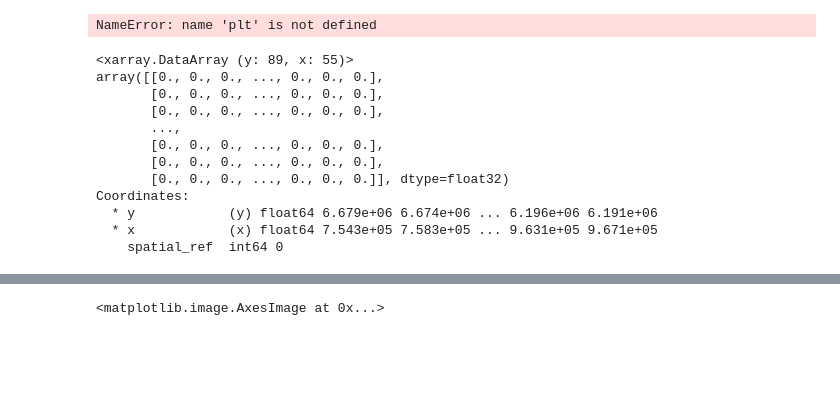
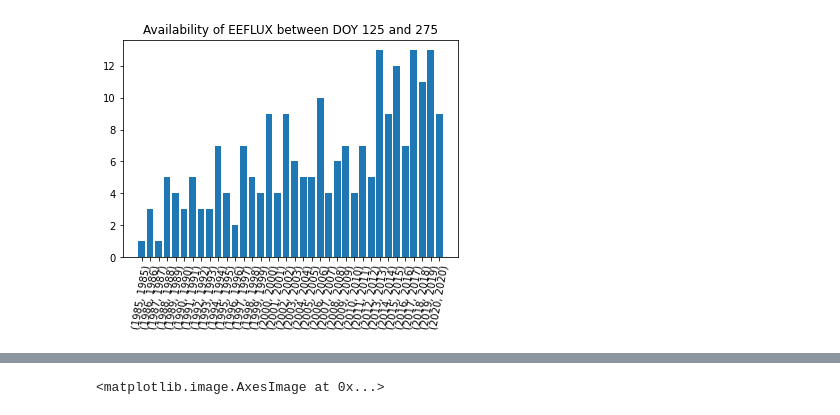
Before and after one commit to ecohydro/rhone-ecostress, a Jupyter notebook: notebooks/integrate_seasonal_et_p.ipynb, the cells around one changed output, grey strips where cells are left out. Cells and saved outputs as stored; diff of their text form; code cells hidden in the pictures; blank space fills up the shorter version.

```diff
--- a/notebooks/integrate_seasonal_et_p.ipynb
+++ b/notebooks/integrate_seasonal_et_p.ipynb
@@ -95,3 +96,5 @@ all_eeflux_arr = all_eeflux_arr.sortby("date")
+# %%
+ey = max(all_eeflux_arr['date.year'].values)
 # %%
 def years_list(all_eeflux_arr):
     ey = max(all_eeflux_arr['date.year'].values)
@@ -114,15 +117,15 @@ water_year_arrs = group_by_custom_doy(all_eeflux_arr, doystart, doyend)
 # %%
 group_counts = list(map(lambda x: len(x['date']), water_year_arrs))
 year_tuples = years_list(all_eeflux_arr)
 
 indexes = np.arange(len(year_tuples))
 plt.bar(indexes, group_counts)
 degrees = 80
 plt.xticks(indexes, year_tuples, rotation=degrees, ha="center")
-plt.title("Availability of EEFLUX between DOY 275 and 125")
+plt.title("Availability of EEFLUX between DOY 125 and 275")
 plt.savefig("eeflux_availability.png")
 # %% [output]
-NameError: name 'plt' is not defined
+[figure, added]
 # %%
 def sum_seasonal_precip(precip_arr, eeflux_group_arr):
     return precip_arr.sel(date=slice(eeflux_group_arr.date.min(), eeflux_group_arr.date.max())).sum(dim="date")
@@ -139,15 +142,0 @@ for index, eeflux_group in enumerate(water_year_arrs):
-# %%
-seasonal_precip
-# %% [output]
-<xarray.DataArray (y: 89, x: 55)>
-array([[0., 0., 0., ..., 0., 0., 0.],
-       [0., 0., 0., ..., 0., 0., 0.],
-       [0., 0., 0., ..., 0., 0., 0.],
-       ...,
-       [0., 0., 0., ..., 0., 0., 0.],
-       [0., 0., 0., ..., 0., 0., 0.],
-       [0., 0., 0., ..., 0., 0., 0.]], dtype=float32)
-Coordinates:
-  * y            (y) float64 6.679e+06 6.674e+06 ... 6.196e+06 6.191e+06
-  * x            (x) float64 7.543e+05 7.583e+05 ... 9.631e+05 9.671e+05
-    spatial_ref  int64 0
```
Also changed, not shown: parts of 6 cells of this notebook, 1 other file.
